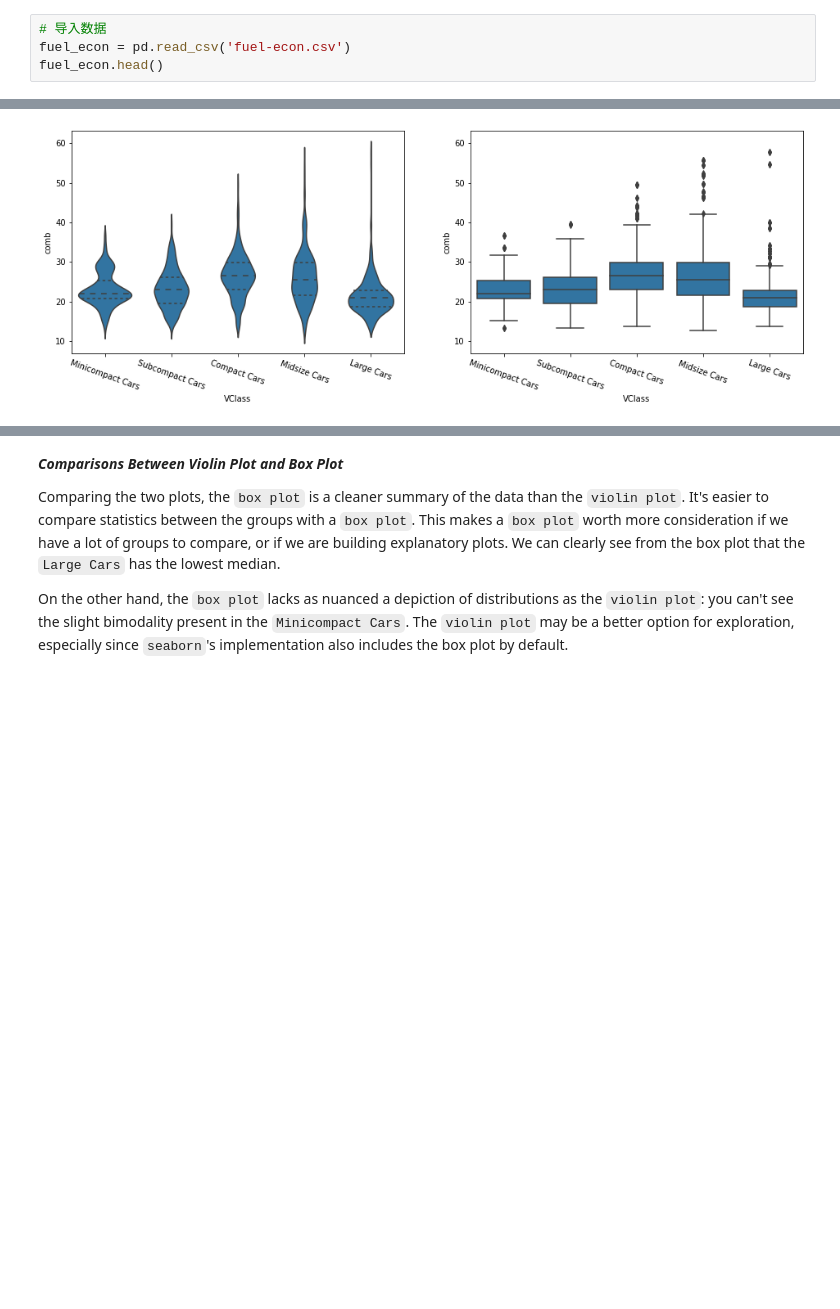
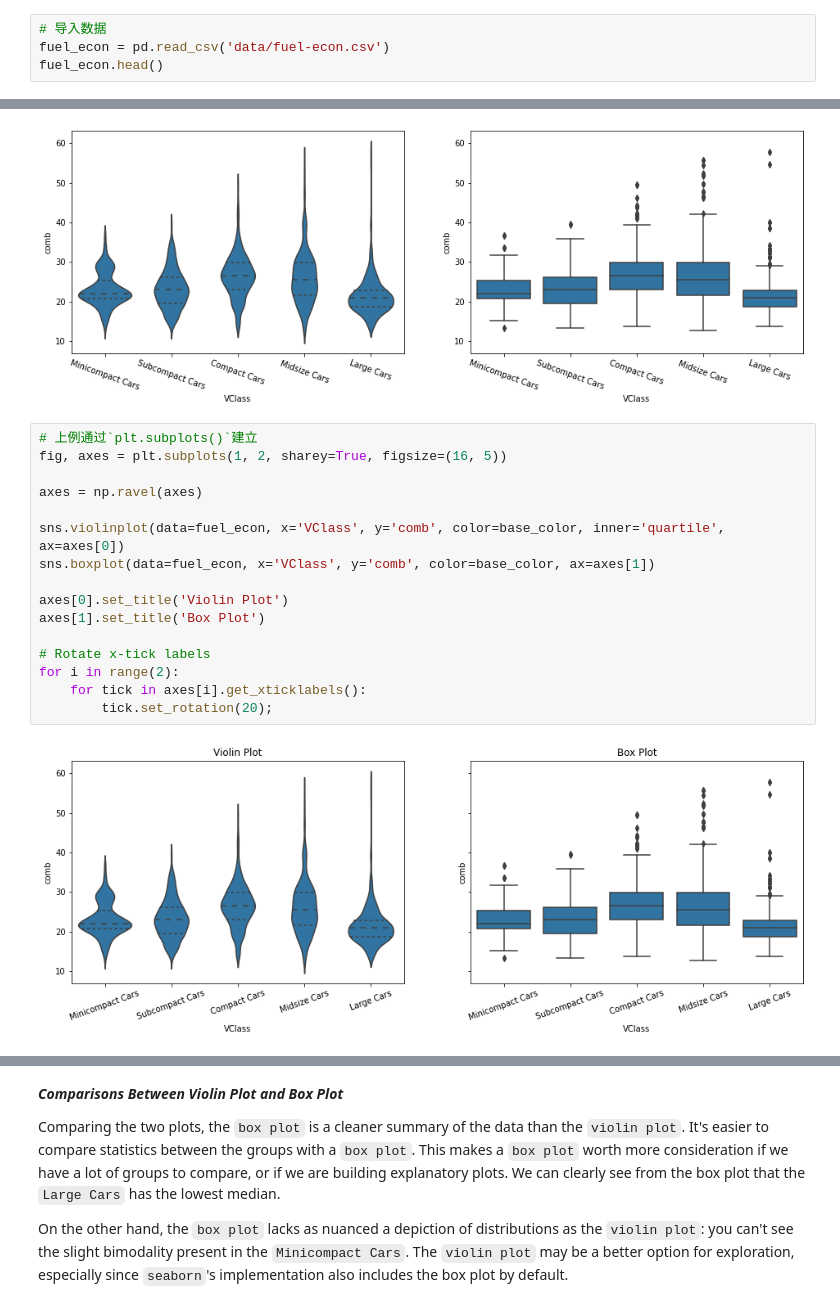
Before and after one commit to Alex-YuZ/Visualization-Using-Python, a Jupyter notebook: ViolinPlot_and_BoxPlot.ipynb, the cells around one changed output, grey strips where cells are left out. Drawn from its saved outputs; the diff is of its cells as text; blank space fills up the shorter version.

Commit message:
feat: Add methods to share axis

```diff
--- a/ViolinPlot_and_BoxPlot.ipynb
+++ b/ViolinPlot_and_BoxPlot.ipynb
@@ -71,7 +68,7 @@ plt.xticks(rotation=15);
 ### `sns.boxplot()` function
 # %%
 # 导入数据
-fuel_econ = pd.read_csv('fuel-econ.csv')
+fuel_econ = pd.read_csv('data/fuel-econ.csv')
 fuel_econ.head()
 # %% [output]
 |  | id | make | model | year | VClass | drive | trans | fuelType | cylinders | displ | pv2 | ... |
@@ -123,3 +120,21 @@ plt.ylim(ax1.get_ylim()) # set y-axis limits to be same as left plot
 plt.xticks(rotation=-20);
 # %% [output]
 [figure]
+# %%
+# 上例通过`plt.subplots()`建立
+fig, axes = plt.subplots(1, 2, sharey=True, figsize=(16, 5))
+
+axes = np.ravel(axes)
+
+sns.violinplot(data=fuel_econ, x='VClass', y='comb', color=base_color, inner='quartile', ax=axes[0])
+sns.boxplot(data=fuel_econ, x='VClass', y='comb', color=base_color, ax=axes[1])
+
+axes[0].set_title('Violin Plot')
+axes[1].set_title('Box Plot')
+
+# Rotate x-tick labels
+for i in range(2):
+    for tick in axes[i].get_xticklabels():
+        tick.set_rotation(20);
+# %% [output]
+[figure, added]
```
Also changed, not shown: parts of 3 cells of this notebook.
